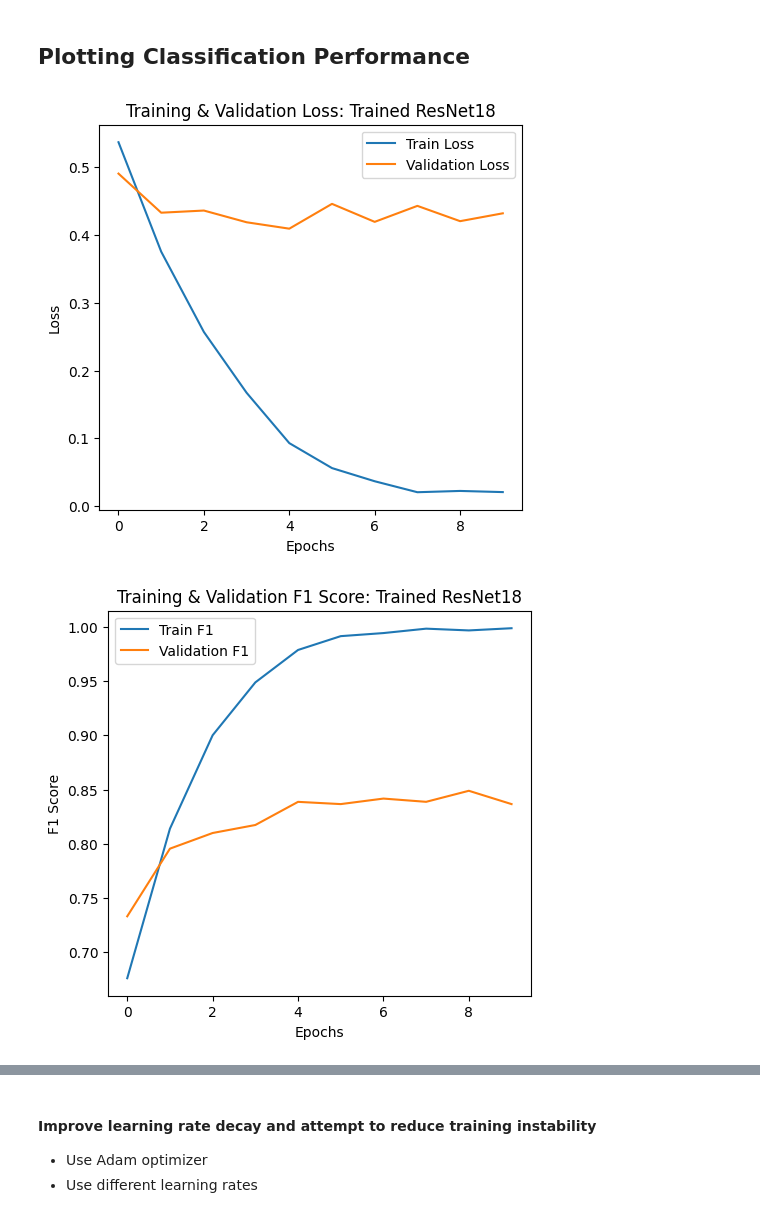
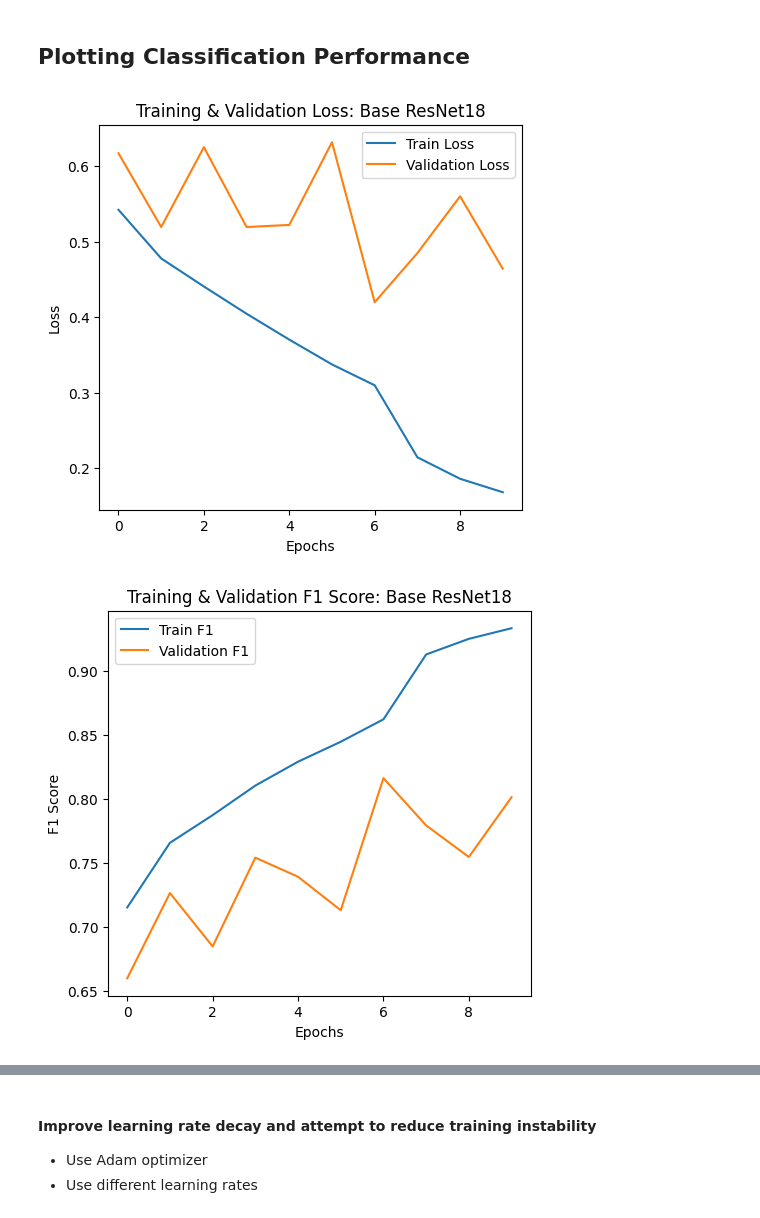
Before and after one commit to diogomonteiro05/deeplearning, a Jupyter notebook: deep_fake_face_detection.ipynb, the cells around one changed output, grey strips where cells are left out. Cells and saved outputs as stored; diff of their text form; code cells hidden in the pictures.

```diff
--- a/deep_fake_face_detection.ipynb
+++ b/deep_fake_face_detection.ipynb
@@ -437,3 +437,23 @@ We define:
 - Loss Function: CrossEntropyLoss, commonly used for classification tasks.
 - Optimizer: Stochastic Gradient Descent (SGD) with momentum (0.9) to improve convergence.
 - Learning Rate Scheduler: The learning rate decays by a factor of 0.1 every 7 epochs to enhance model stability during training.
+# %%
+model_base = models.resnet18()
+num_ftrs = model_base.fc.in_features
+
+# Here the size of each output sample is set to 2.
+model_base.fc = nn.Linear(num_ftrs, 2)
+
+model_base = model_base.to(device)
+
+criterion = nn.CrossEntropyLoss()
+
+# Observe that all parameters are being optimized
+optimizer_base = optim.SGD(model_base.parameters(), lr=0.001, momentum=0.9)
+
+# Decay LR by a factor of 0.1 every 7 epochs
+exp_lr_scheduler = lr_scheduler.StepLR(optimizer_base, step_size=7, gamma=0.1)
+# %%
+model_base, epoch_results_base = train_model(
+    model_base, dataloaders["no_augmentation"], criterion, optimizer_base, exp_lr_scheduler, num_epochs=10
+)
@@ -664,7 +702,7 @@ def test_model(model):
 
     return {"acc": accuracy.item(), "f1_score": f1}
 # %%
-plot_training_history(epoch_results, "Trained ResNet18")
+plot_training_history(epoch_results_base, "Base ResNet18")
 # %% [output]
-[figure, old version]
+[figure, new version]
-[figure, old version]
+[figure, new version]
```
Also changed, not shown: parts of 19 cells of this notebook, 5 other files.
